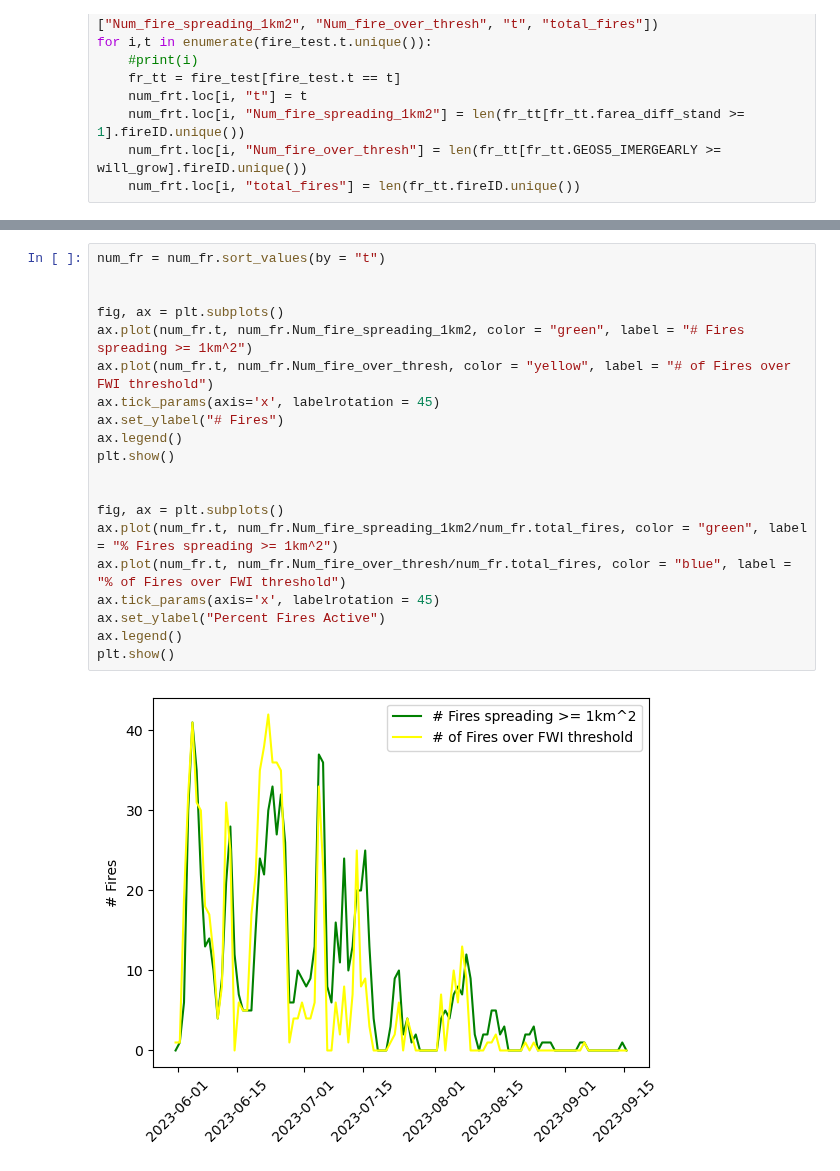
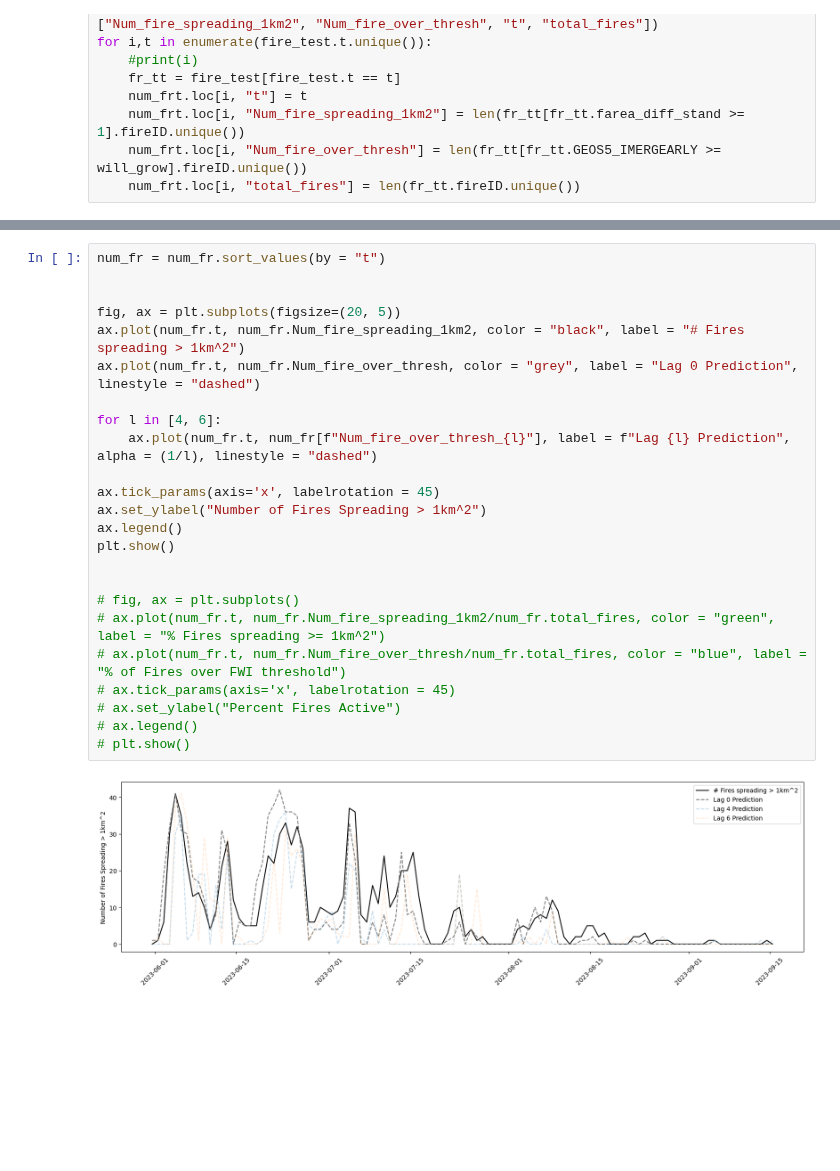
Before and after one commit to mccabete/fwiVis, a Jupyter notebook: notebooks/Logit_models.ipynb, the cells around one changed output, grey strips where cells are left out. Cells and saved outputs as stored; diff of their text form; blank space fills up the shorter version.

Commit message:
Smear plot

```diff
--- a/notebooks/Logit_models.ipynb
+++ b/notebooks/Logit_models.ipynb
@@ -1829,22 +1869,26 @@ plt.show()
 # %%
 num_fr = num_fr.sort_values(by = "t")
 
 
-fig, ax = plt.subplots()
-ax.plot(num_fr.t, num_fr.Num_fire_spreading_1km2, color = "green", label = "# Fires spreading >= 1km^2")
-ax.plot(num_fr.t, num_fr.Num_fire_over_thresh, color = "yellow", label = "# of Fires over FWI threshold")
+fig, ax = plt.subplots(figsize=(20, 5))
+ax.plot(num_fr.t, num_fr.Num_fire_spreading_1km2, color = "black", label = "# Fires spreading > 1km^2")
+ax.plot(num_fr.t, num_fr.Num_fire_over_thresh, color = "grey", label = "Lag 0 Prediction", linestyle = "dashed")
+
+for l in [4, 6]:
+    ax.plot(num_fr.t, num_fr[f"Num_fire_over_thresh_{l}"], label = f"Lag {l} Prediction", alpha = (1/l), linestyle = "dashed")
+
 ax.tick_params(axis='x', labelrotation = 45)
-ax.set_ylabel("# Fires")
+ax.set_ylabel("Number of Fires Spreading > 1km^2")
 ax.legend()
 plt.show()
 
 
-fig, ax = plt.subplots()
-ax.plot(num_fr.t, num_fr.Num_fire_spreading_1km2/num_fr.total_fires, color = "green", label = "% Fires spreading >= 1km^2")
-ax.plot(num_fr.t, num_fr.Num_fire_over_thresh/num_fr.total_fires, color = "blue", label = "% of Fires over FWI threshold")
-ax.tick_params(axis='x', labelrotation = 45)
-ax.set_ylabel("Percent Fires Active")
-ax.legend()
-plt.show()
+# fig, ax = plt.subplots()
+# ax.plot(num_fr.t, num_fr.Num_fire_spreading_1km2/num_fr.total_fires, color = "green", label = "% Fires spreading >= 1km^2")
+# ax.plot(num_fr.t, num_fr.Num_fire_over_thresh/num_fr.total_fires, color = "blue", label = "% of Fires over FWI threshold")
+# ax.tick_params(axis='x', labelrotation = 45)
+# ax.set_ylabel("Percent Fires Active")
+# ax.legend()
+# plt.show()
 # %% [output]
-[figure, old version]
+[figure, new version]
```
Also changed, not shown: parts of 8 cells of this notebook, 1 other file.
